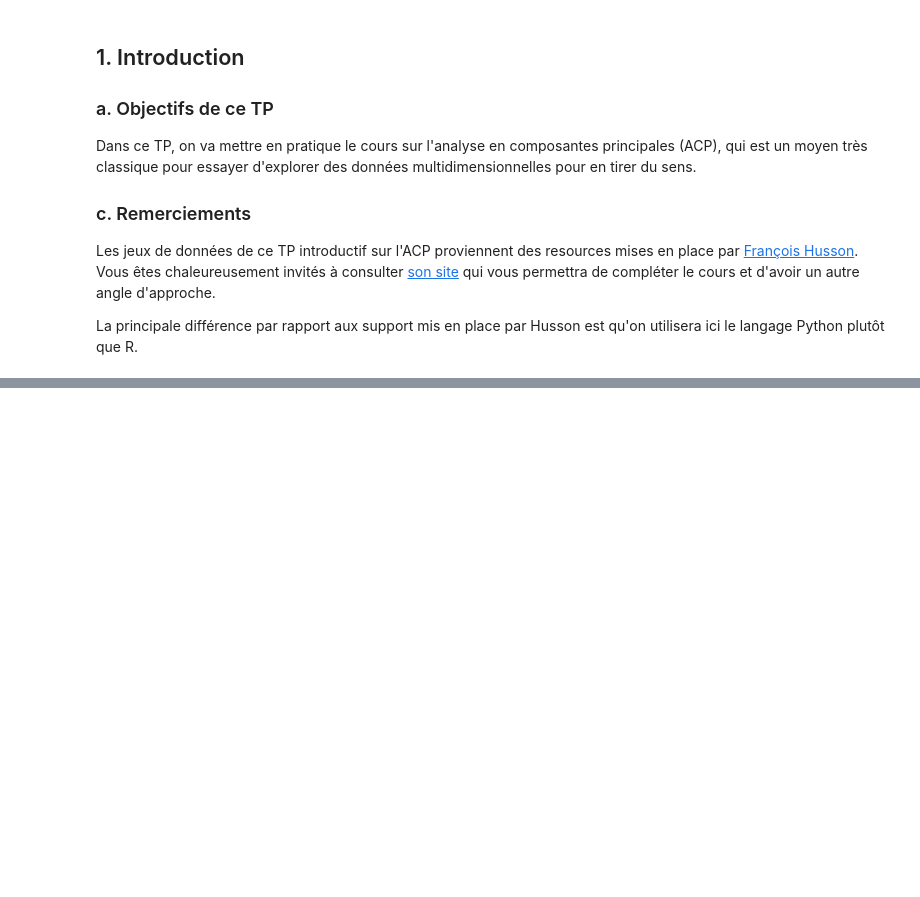
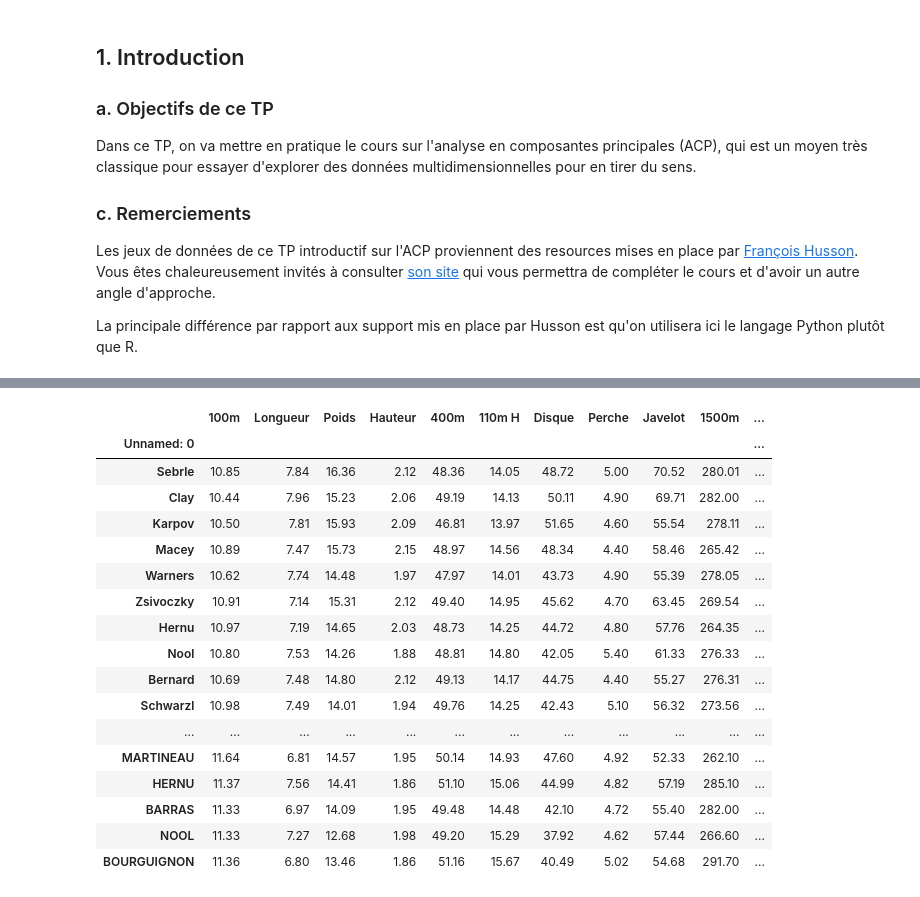
Before and after one commit to mordor-ai/multidim, a Jupyter notebook: colabs/2_Utilisation_ACP.ipynb, the cells around one changed output, grey strips where cells are left out. Saved outputs shown, nothing was run; the diff lists cells and outputs as text; code cells hidden in the pictures; blank space fills up the shorter version.

```diff
--- a/colabs/2_Utilisation_ACP.ipynb
+++ b/colabs/2_Utilisation_ACP.ipynb
@@ -25,0 +140,21 @@ eaue
+# %%
+data
+# %% [output]
+|  | 100m | Longueur | Poids | Hauteur | 400m | 110m H | Disque | Perche | Javelot | 1500m | ... |
+| Unnamed: 0 |  |  |  |  |  |  |  |  |  |  | ... |
+| Sebrle | 10.85 | 7.84 | 16.36 | 2.12 | 48.36 | 14.05 | 48.72 | 5.00 | 70.52 | 280.01 | ... |
+| Clay | 10.44 | 7.96 | 15.23 | 2.06 | 49.19 | 14.13 | 50.11 | 4.90 | 69.71 | 282.00 | ... |
+| Karpov | 10.50 | 7.81 | 15.93 | 2.09 | 46.81 | 13.97 | 51.65 | 4.60 | 55.54 | 278.11 | ... |
+| Macey | 10.89 | 7.47 | 15.73 | 2.15 | 48.97 | 14.56 | 48.34 | 4.40 | 58.46 | 265.42 | ... |
+| Warners | 10.62 | 7.74 | 14.48 | 1.97 | 47.97 | 14.01 | 43.73 | 4.90 | 55.39 | 278.05 | ... |
+| Zsivoczky | 10.91 | 7.14 | 15.31 | 2.12 | 49.40 | 14.95 | 45.62 | 4.70 | 63.45 | 269.54 | ... |
+| Hernu | 10.97 | 7.19 | 14.65 | 2.03 | 48.73 | 14.25 | 44.72 | 4.80 | 57.76 | 264.35 | ... |
+| Nool | 10.80 | 7.53 | 14.26 | 1.88 | 48.81 | 14.80 | 42.05 | 5.40 | 61.33 | 276.33 | ... |
+| Bernard | 10.69 | 7.48 | 14.80 | 2.12 | 49.13 | 14.17 | 44.75 | 4.40 | 55.27 | 276.31 | ... |
+| Schwarzl | 10.98 | 7.49 | 14.01 | 1.94 | 49.76 | 14.25 | 42.43 | 5.10 | 56.32 | 273.56 | ... |
+| ... | ... | ... | ... | ... | ... | ... | ... | ... | ... | ... | ... |
+| MARTINEAU | 11.64 | 6.81 | 14.57 | 1.95 | 50.14 | 14.93 | 47.60 | 4.92 | 52.33 | 262.10 | ... |
+| HERNU | 11.37 | 7.56 | 14.41 | 1.86 | 51.10 | 15.06 | 44.99 | 4.82 | 57.19 | 285.10 | ... |
+| BARRAS | 11.33 | 6.97 | 14.09 | 1.95 | 49.48 | 14.48 | 42.10 | 4.72 | 55.40 | 282.00 | ... |
+| NOOL | 11.33 | 7.27 | 12.68 | 1.98 | 49.20 | 15.29 | 37.92 | 4.62 | 57.44 | 266.60 | ... |
+| BOURGUIGNON | 11.36 | 6.80 | 13.46 | 1.86 | 51.16 | 15.67 | 40.49 | 5.02 | 54.68 | 291.70 | ... |
```
Also changed, not shown: parts of 7 cells of this notebook.
